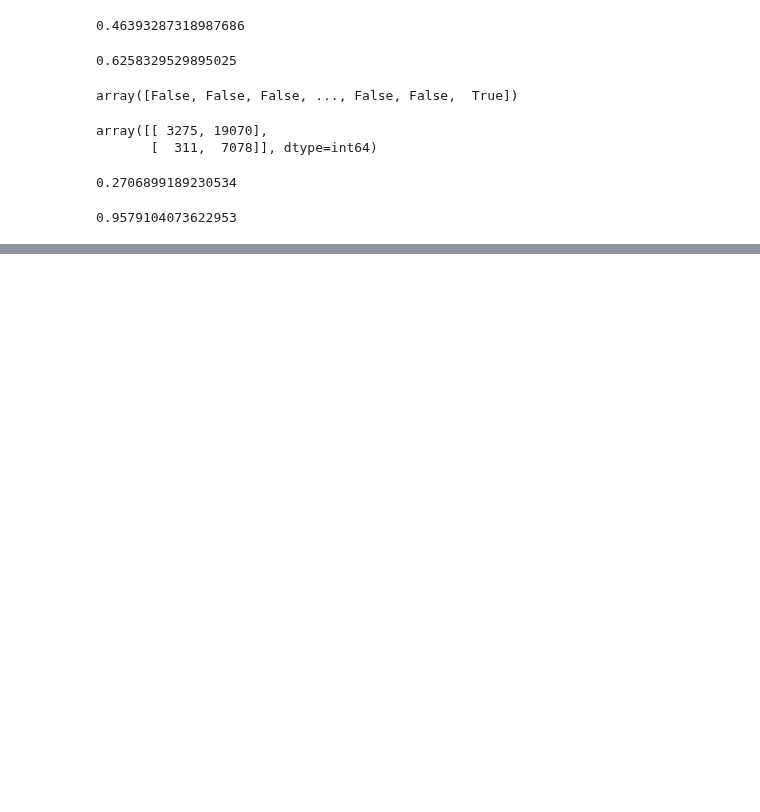
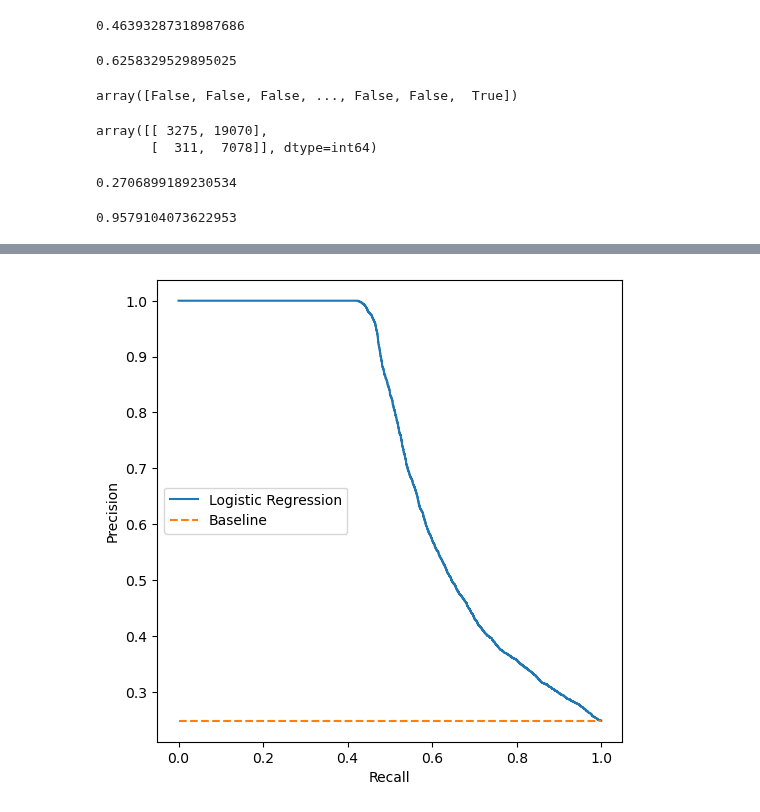
Before and after one commit to Camiloesp/PythonDataScience_SupervisedML, a Jupyter notebook: Classification_Modeling/4_ClassificationMetrics.ipynb, the cells around one changed output, grey strips where cells are left out. Drawn from its saved outputs; the diff is of its cells as text; code cells hidden in the pictures; blank space fills up the shorter version.

```diff
--- a/Classification_Modeling/4_ClassificationMetrics.ipynb
+++ b/Classification_Modeling/4_ClassificationMetrics.ipynb
@@ -186,0 +205,10 @@ recall_score(y_test, lr_reg.predict_proba(X_test_std)[:,1] > .1)
+# %%
+fig, ax = plt.subplots(figsize=(6,6))
+ax.plot(r_curve, p_curve, label='Logistic Regression')
+baseline = len(y_test[y_test==1]) / len(y_test)
+ax.plot([0, 1], [baseline, baseline], linestyle='--', label='Baseline')
+ax.set_xlabel('Recall')
+ax.set_ylabel('Precision')
+ax.legend(loc='center left');
+# %% [output]
+[figure, added]
```
Also changed, not shown: parts of 5 cells of this notebook.
